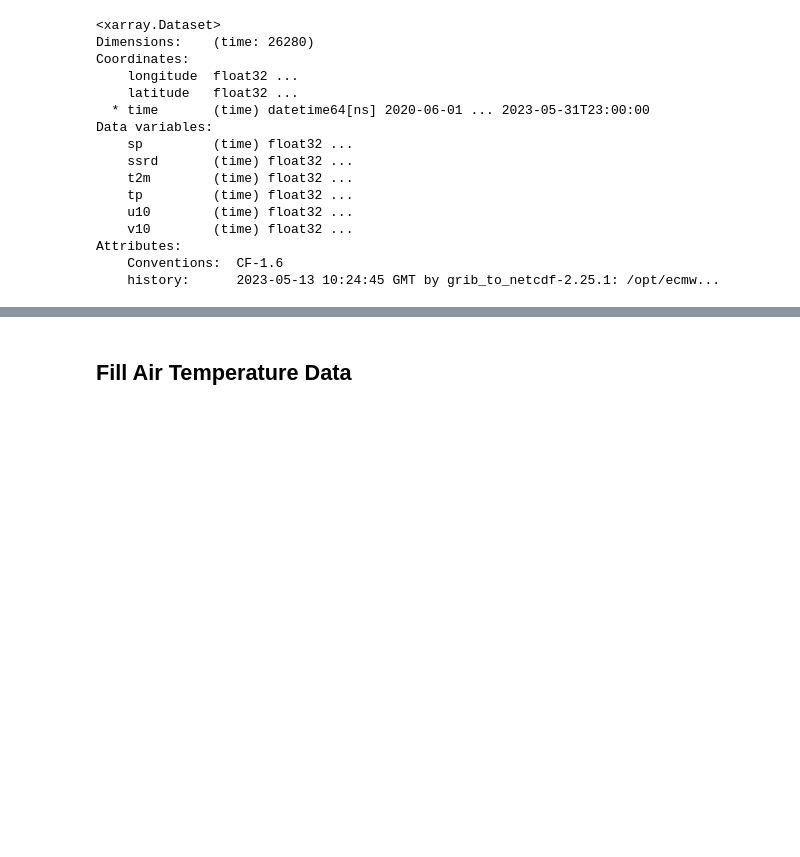
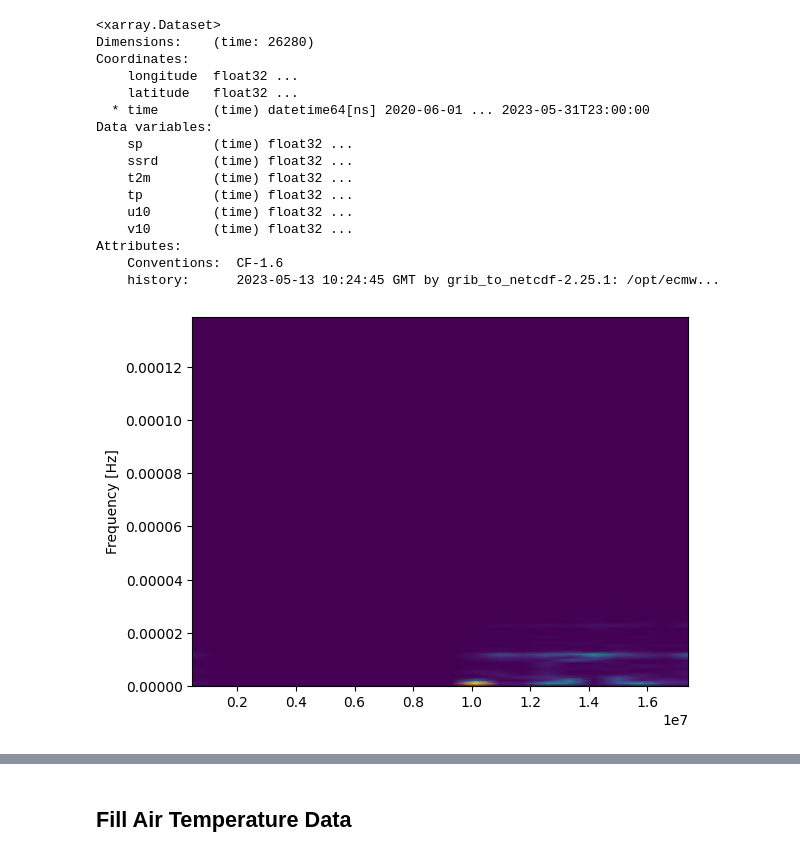
Before and after one commit to martin-wegmann/lexplore_gap_filling, a Jupyter notebook: notebooks/g2s_meteo_gapfill_august2023.ipynb, the cells around one changed output, grey strips where cells are left out. Saved outputs shown, nothing was run; the diff lists cells and outputs as text; code cells hidden in the pictures; blank space fills up the shorter version.

```diff
--- a/notebooks/g2s_meteo_gapfill_august2023.ipynb
+++ b/notebooks/g2s_meteo_gapfill_august2023.ipynb
@@ -180,0 +183,4 @@ Attributes:
+# %%
+fs=1/(60*60)
+# %%
+x=era5_land.t2m.values[:5000]
@@ -180,0 +193,8 @@ Attributes:
+# %%
+f, t, Sxx = signal.spectrogram(x, fs)
+plt.pcolormesh(t, f, Sxx, shading='gouraud')
+plt.ylabel('Frequency [Hz]')
+plt.xlabel('')
+plt.show()
+# %% [output]
+[figure, added]
```
Also changed, not shown: parts of 63 cells of this notebook.
